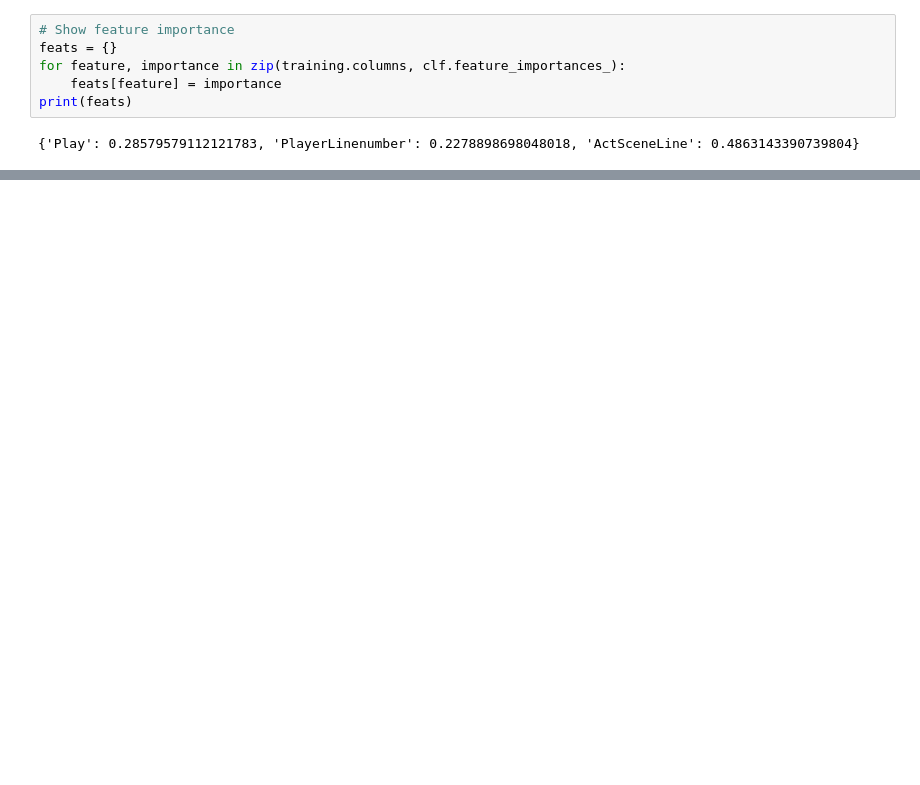
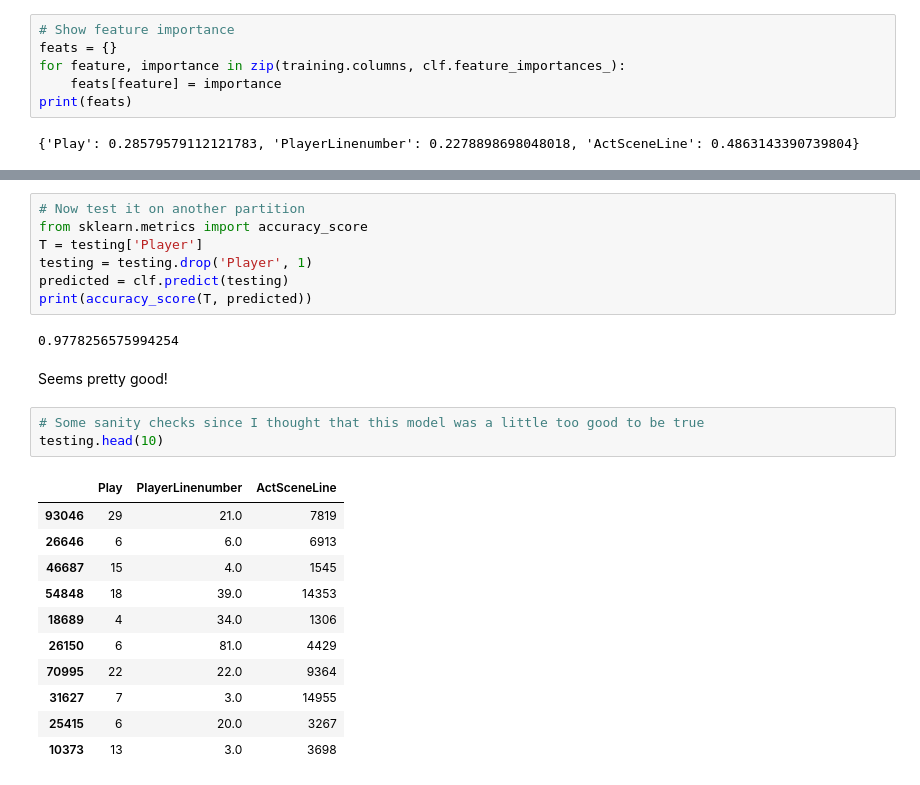
Before and after one commit to patrickcanny/tobeornottobe, a Jupyter notebook: notebooks/Shakespeare Player Classification.ipynb, the cells around one changed output, grey strips where cells are left out. Cells and saved outputs as stored; diff of their text form; blank space fills up the shorter version.

```diff
--- a/notebooks/Shakespeare Player Classification.ipynb
+++ b/notebooks/Shakespeare Player Classification.ipynb
@@ -141,0 +146,26 @@ print(feats)
+# %%
+# Now test it on another partition
+from sklearn.metrics import accuracy_score
+T = testing['Player']
+testing = testing.drop('Player', 1)
+predicted = clf.predict(testing)
+print(accuracy_score(T, predicted))
+# %% [output]
+0.9778256575994254
+# %% [markdown]
+Seems pretty good!
+# %%
+# Some sanity checks since I thought that this model was a little too good to be true
+testing.head(10)
+# %% [output]
+|  | Play | PlayerLinenumber | ActSceneLine |
+| 93046 | 29 | 21.0 | 7819 |
+| 26646 | 6 | 6.0 | 6913 |
+| 46687 | 15 | 4.0 | 1545 |
+| 54848 | 18 | 39.0 | 14353 |
+| 18689 | 4 | 34.0 | 1306 |
+| 26150 | 6 | 81.0 | 4429 |
+| 70995 | 22 | 22.0 | 9364 |
+| 31627 | 7 | 3.0 | 14955 |
+| 25415 | 6 | 20.0 | 3267 |
+| 10373 | 13 | 3.0 | 3698 |
```
Also changed, not shown: parts of 11 cells of this notebook.
